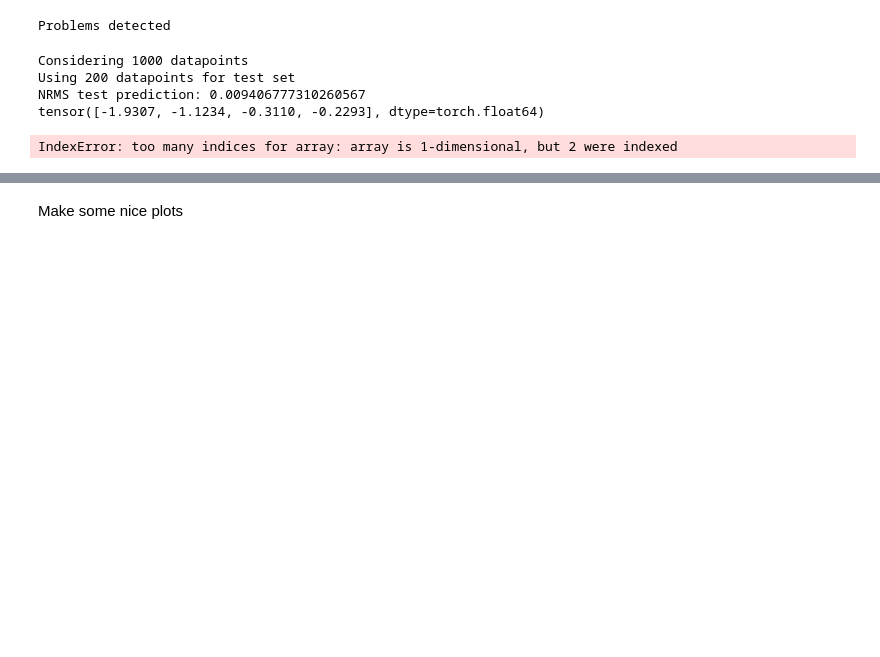
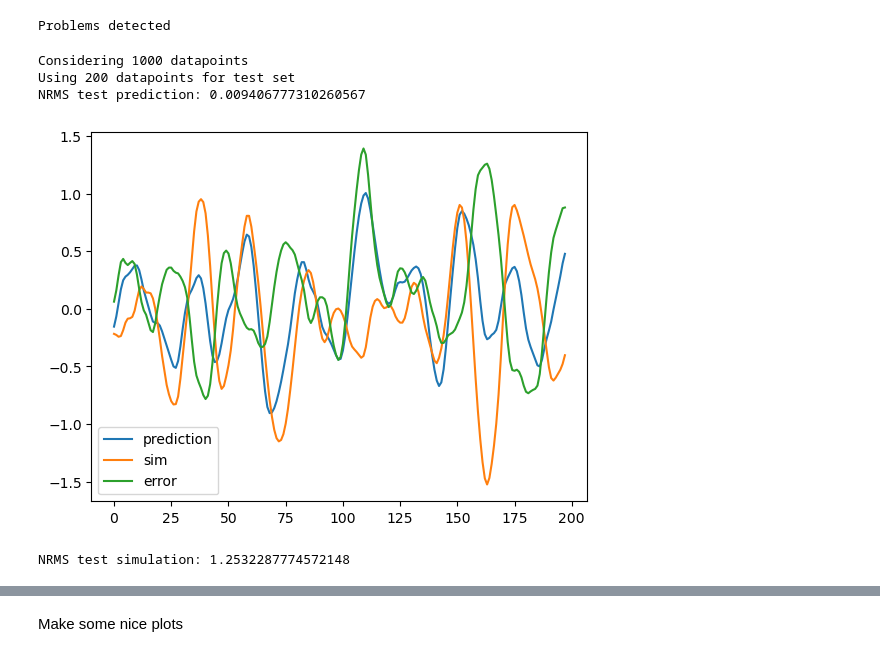
Before and after one commit to Erick-Hoogstrate/5SC28, a Jupyter notebook: CombinedSparseXSimulation.ipynb, the cells around one changed output, grey strips where cells are left out. Cells and saved outputs as stored; diff of their text form; code cells hidden in the pictures; blank space fills up the shorter version.

```diff
--- a/CombinedSparseXSimulation.ipynb
+++ b/CombinedSparseXSimulation.ipynb
@@ -79,27 +78,28 @@ def get_NARX_data(ulist, data, na, nb):
         ylist.append(ynow)
     return np.array(ylist) #return result
 # %%
-model_now = reg
 Xtest, Ytest = load_narx_data(n_a, n_b, total_number_of_points, section="test", split=Split, as_tensor=True)
-Ytest_pred = model_now.predict(Xtest)
+Ytest_pred = reg.predict(Xtest)
 Ytest = Ytest.numpy()  # Convert Ytest from Tensor to NumPy array
 print('NRMS test prediction:', np.mean((Ytest-Ytest_pred)**2)**0.5/np.std(Ytest))
 
-# try:
-ytest_sim = get_NARX_data(Xtest,Ytest, n_a, n_b) #explodes
-NRMS_sim = np.mean((Ytest-ytest_sim)**2)**0.5/np.std(Ytest)
-plt.plot(Ytest)
-plt.plot(Ytest-ytest_sim)
-plt.show()
-# except ValueError:
-#     NRMS_sim = float('inf')
+try:
+    ytest_sim = get_NARX_data(Xval,Yval, n_a, n_b) #explodes
+    NRMS_sim = np.mean((Ytest-ytest_sim)**2)**0.5/np.std(Ytest)
+    plt.plot(Ytest)
+    plt.plot(ytest_sim)
+    plt.plot(Ytest-ytest_sim)
+    plt.legend(['prediction','sim','error'])
+    plt.show()
+except ValueError:
+    NRMS_sim = float('inf')
 print('NRMS test simulation:', NRMS_sim)
 # %% [output]
 Considering 1000 datapoints
 Using 200 datapoints for test set
 NRMS test prediction: 0.009406777310260567
-tensor([-1.9307, -1.1234, -0.3110, -0.2293], dtype=torch.float64)
+[figure, added]
-IndexError: too many indices for array: array is 1-dimensional, but 2 were indexed
+NRMS test simulation: 1.2532287774572148
 # %%
 Yval_pred, Yval_pred_std = reg.predict(Xval, return_std=True)
 
```
Also changed, not shown: parts of 4 cells of this notebook.
